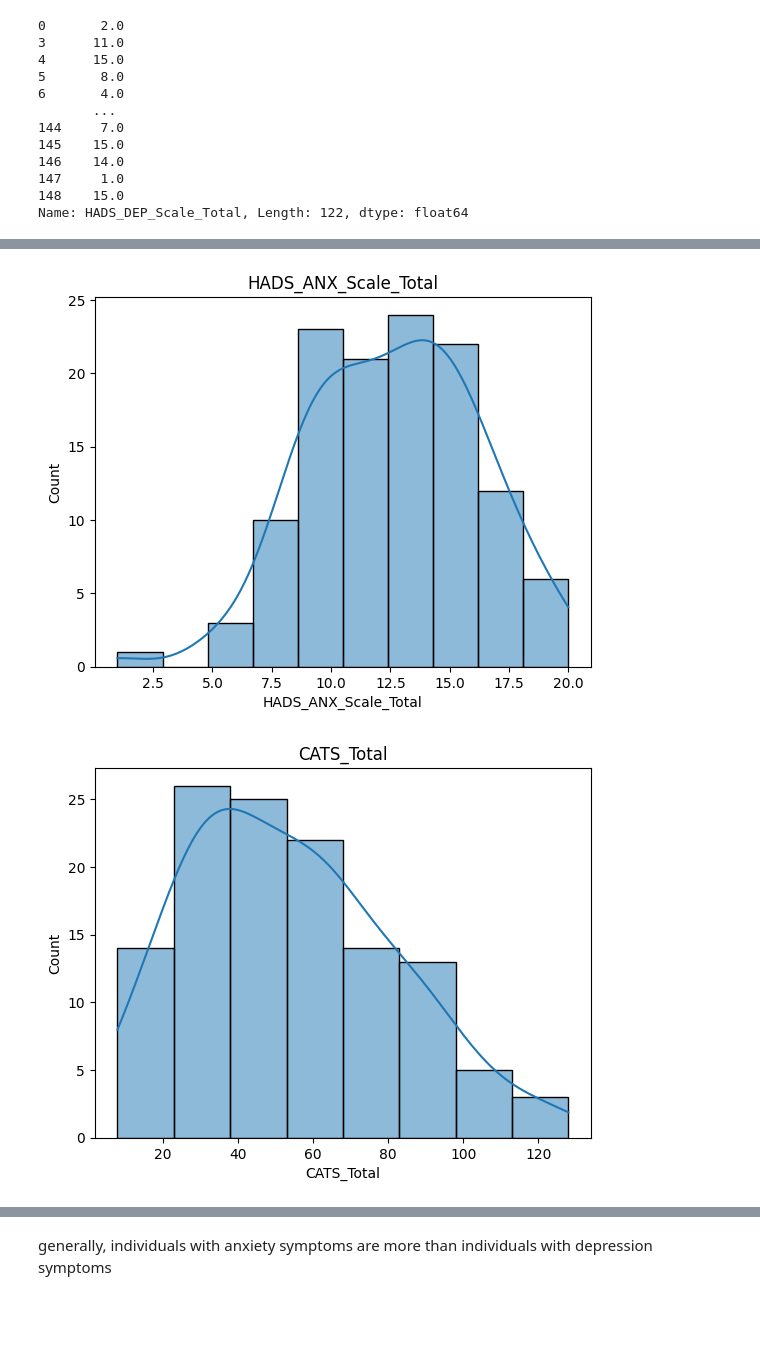
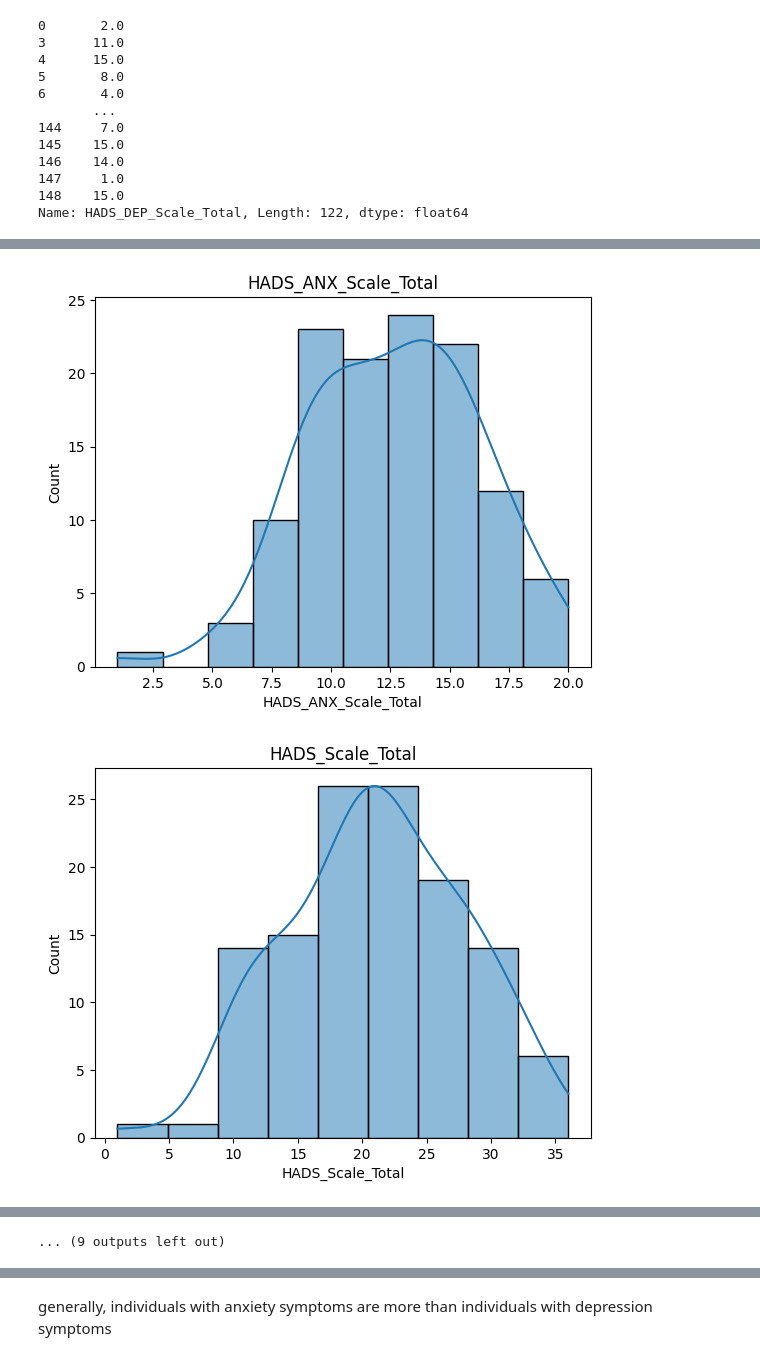
Before and after one commit to Raneemrami/ELO2-OCD-patients-analysis, a Jupyter notebook: data_exploration_and_analysis/data_exploration_and_analysis_three.ipynb, the cells around one changed output, grey strips where cells are left out. Drawn from its saved outputs; the diff is of its cells as text; code cells hidden in the pictures; blank space fills up the shorter version.

```diff
--- a/data_exploration_and_analysis/data_exploration_and_analysis_three.ipynb
+++ b/data_exploration_and_analysis/data_exploration_and_analysis_three.ipynb
@@ -81,30 +81,37 @@ Name: HADS_DEP_Scale_Total, Length: 122, dtype: float64
 # %%
 import seaborn as sns
 import matplotlib.pyplot as plt
 
 numeric_cols = [
     "Age",
     "HADS_DEP_Scale_Total",
     "HADS_ANX_Scale_Total",
+    "HADS_Scale_Total",
     "CATS_Total",
     "OCIR_Total",
     "OCIR_Hoarding_Total",
     "OCIR_Checking_Total",
     "OCIR_Ordering_Total",
     "OCIR_Neutralizing_Total",
     "OCIR_Washing_Total",
     "OCIR_Obsessing_Total",
-    "COPE_Inventory_Active_Coping_Total",
-    "COPE_Inventory_Planning_Total",
+    "AC_1",
+    "AC_2",
+    "AC_3",
+    "AC_4",
+    "Plan_1",
+    "Plan_2",
+    "Plan_3",
+    "Plan_4",
     "Brief_Experiential_Avoidance_Questionnaire_Total",
 ]
 
 for col in numeric_cols:
     sns.histplot(df[col], kde=True)
     plt.title(col)
     plt.show()
 # %% [output]
 [figure]
 [figure]
 [figure]
-[figure, old version]
+[figure, new version]
@@ -121,3 +126,4 @@ for col in numeric_cols:
+... (9 outputs left out)
 # %%
 for col in numeric_cols:
     sns.boxplot(df[col], color="pink")
```
Also changed, not shown: parts of 39 cells of this notebook.
